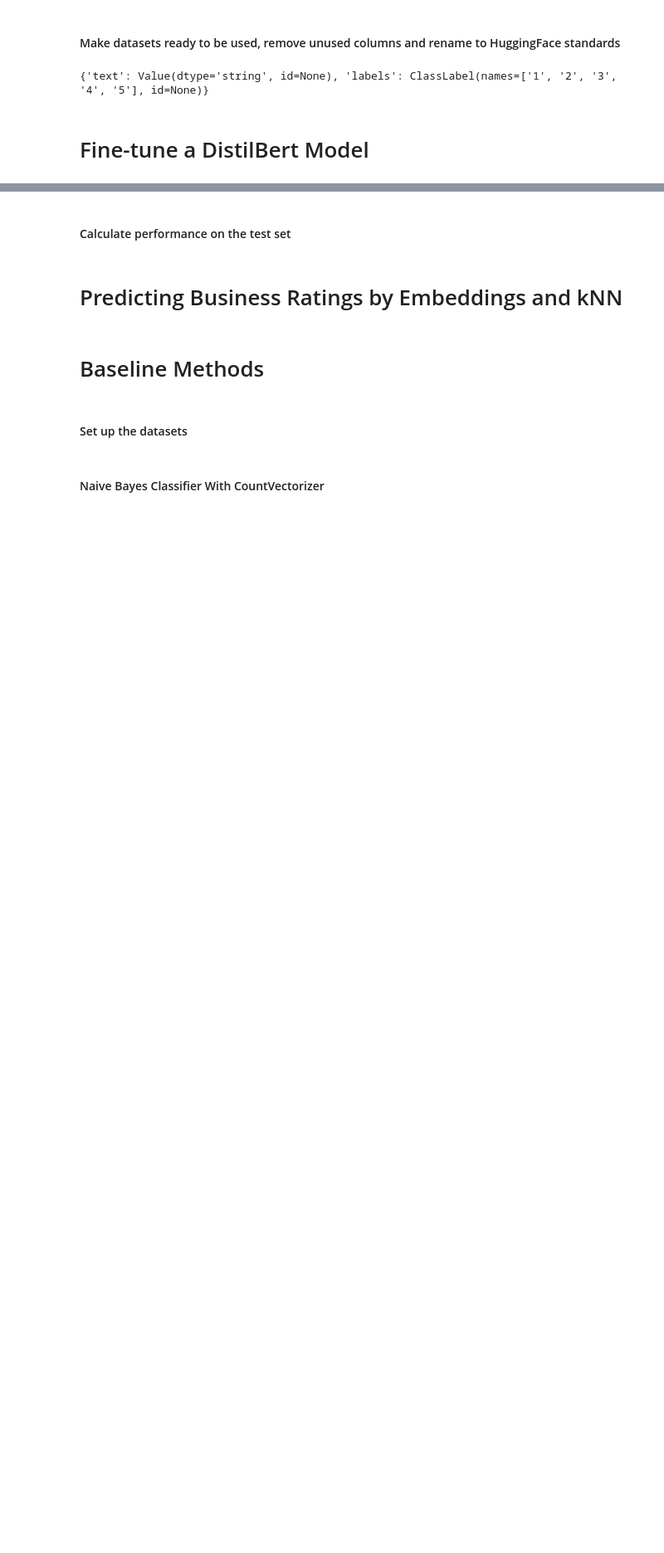
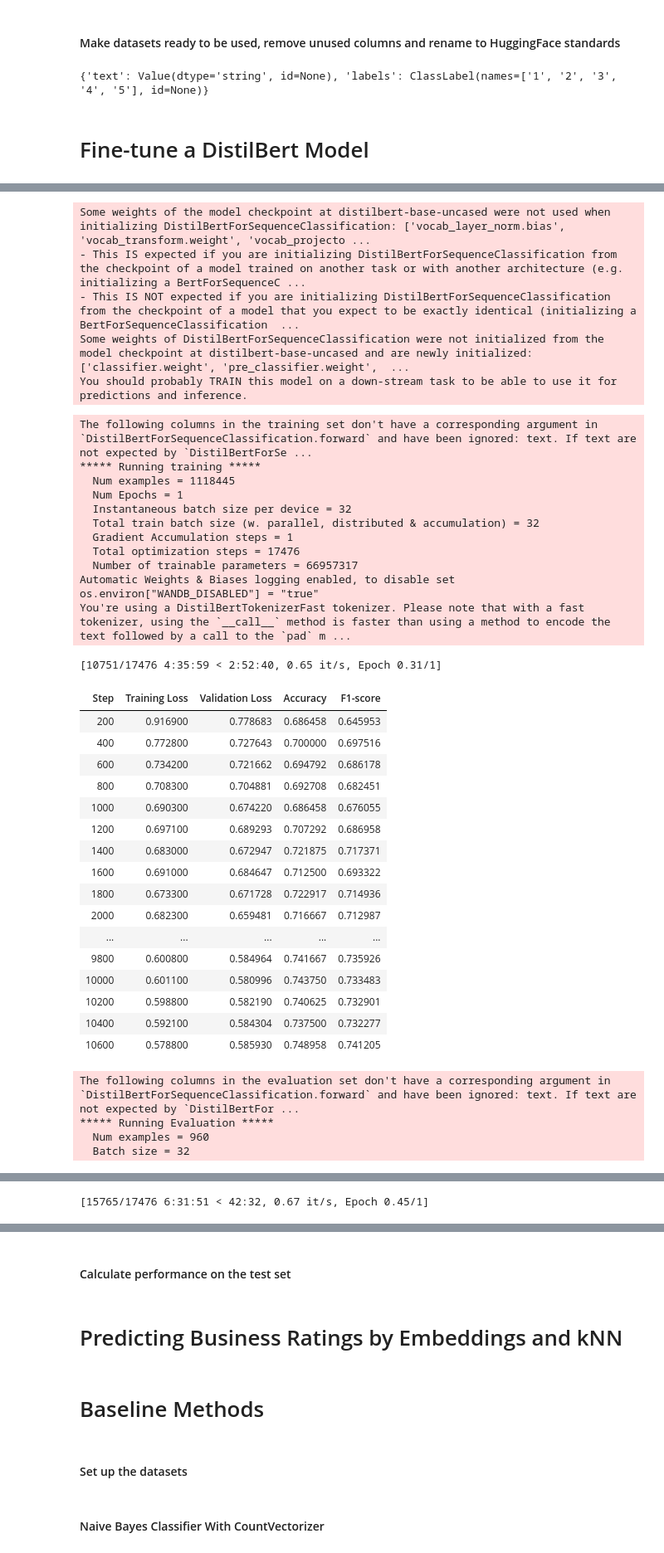
Before and after one commit to simhermansson/NLP_Yelp_Reviews, a Jupyter notebook: NLP_Yelp_Reviews.ipynb, the cells around one changed output, grey strips where cells are left out. Shown at 83% size. Drawn from its saved outputs; the diff is of its cells as text; code cells hidden in the pictures; blank space fills up the shorter version.

Commit message:
Trained DistilBert

```diff
--- a/NLP_Yelp_Reviews.ipynb
+++ b/NLP_Yelp_Reviews.ipynb
@@ -154,6 +156,9 @@ train_review = train_review.map(
 valid_review = valid_review.map(
     lambda row: tokenizer(row["text"], truncation=True)
 , batched=True)
+test_review = test_review.map(
+    lambda row: tokenizer(row["text"], truncation=True)
+, batched=True)
 
 # Create a collator that converts input into tensors and builds batches
 collator = DataCollatorWithPadding(tokenizer=tokenizer)
@@ -169,15 +174,15 @@ def metrics(eval):
 
 # Set up training arguments
 args = TrainingArguments(
-    output_dir="DistilBertTraining",
+    output_dir="/content/drive/MyDrive/Colab Data/models",
     overwrite_output_dir=True,
     per_device_train_batch_size=32,
     per_device_eval_batch_size=32,
-    num_train_epochs=2,
+    num_train_epochs=0.5,
     save_strategy="steps",
-    save_step=100,
-    logging_steps=100,
-    eval_steps=100,
+    save_steps=200,
+    logging_steps=200,
+    eval_steps=200,
     evaluation_strategy="steps"
 )
 
@@ -200,3 +205,4 @@ trainer.evaluate()
 
 # End wandb logging
 wandb.finish()
+# %% [output]
@@ -202,0 +215,38 @@ wandb.finish()
+Some weights of the model checkpoint at distilbert-base-uncased were not used when initializing DistilBertForSequenceClassification: ['vocab_layer_norm.bias', 'vocab_transform.weight', 'vocab_projecto ...
+- This IS expected if you are initializing DistilBertForSequenceClassification from the checkpoint of a model trained on another task or with another architecture (e.g. initializing a BertForSequenceC ...
+- This IS NOT expected if you are initializing DistilBertForSequenceClassification from the checkpoint of a model that you expect to be exactly identical (initializing a BertForSequenceClassification  ...
+Some weights of DistilBertForSequenceClassification were not initialized from the model checkpoint at distilbert-base-uncased and are newly initialized: ['classifier.weight', 'pre_classifier.weight',  ...
+You should probably TRAIN this model on a down-stream task to be able to use it for predictions and inference.
+The following columns in the training set don't have a corresponding argument in `DistilBertForSequenceClassification.forward` and have been ignored: text. If text are not expected by `DistilBertForSe ...
+***** Running training *****
+  Num examples = 1118445
+  Num Epochs = 1
+  Instantaneous batch size per device = 32
+  Total train batch size (w. parallel, distributed & accumulation) = 32
+  Gradient Accumulation steps = 1
+  Total optimization steps = 17476
+  Number of trainable parameters = 66957317
+Automatic Weights & Biases logging enabled, to disable set os.environ["WANDB_DISABLED"] = "true"
+You're using a DistilBertTokenizerFast tokenizer. Please note that with a fast tokenizer, using the `__call__` method is faster than using a method to encode the text followed by a call to the `pad` m ...
+[10751/17476 4:35:59 < 2:52:40, 0.65 it/s, Epoch 0.31/1]
+| Step | Training Loss | Validation Loss | Accuracy | F1-score |
+| 200 | 0.916900 | 0.778683 | 0.686458 | 0.645953 |
+| 400 | 0.772800 | 0.727643 | 0.700000 | 0.697516 |
+| 600 | 0.734200 | 0.721662 | 0.694792 | 0.686178 |
+| 800 | 0.708300 | 0.704881 | 0.692708 | 0.682451 |
+| 1000 | 0.690300 | 0.674220 | 0.686458 | 0.676055 |
+| 1200 | 0.697100 | 0.689293 | 0.707292 | 0.686958 |
+| 1400 | 0.683000 | 0.672947 | 0.721875 | 0.717371 |
+| 1600 | 0.691000 | 0.684647 | 0.712500 | 0.693322 |
+| 1800 | 0.673300 | 0.671728 | 0.722917 | 0.714936 |
+| 2000 | 0.682300 | 0.659481 | 0.716667 | 0.712987 |
+| ... | ... | ... | ... | ... |
+| 9800 | 0.600800 | 0.584964 | 0.741667 | 0.735926 |
+| 10000 | 0.601100 | 0.580996 | 0.743750 | 0.733483 |
+| 10200 | 0.598800 | 0.582190 | 0.740625 | 0.732901 |
+| 10400 | 0.592100 | 0.584304 | 0.737500 | 0.732277 |
+| 10600 | 0.578800 | 0.585930 | 0.748958 | 0.741205 |
+The following columns in the evaluation set don't have a corresponding argument in `DistilBertForSequenceClassification.forward` and have been ignored: text. If text are not expected by `DistilBertFor ...
+***** Running Evaluation *****
+  Num examples = 960
+  Batch size = 32
@@ -202,0 +270 @@ wandb.finish()
+[15765/17476 6:31:51 < 42:32, 0.67 it/s, Epoch 0.45/1]
```
Also changed, not shown: parts of 4 cells of this notebook.
